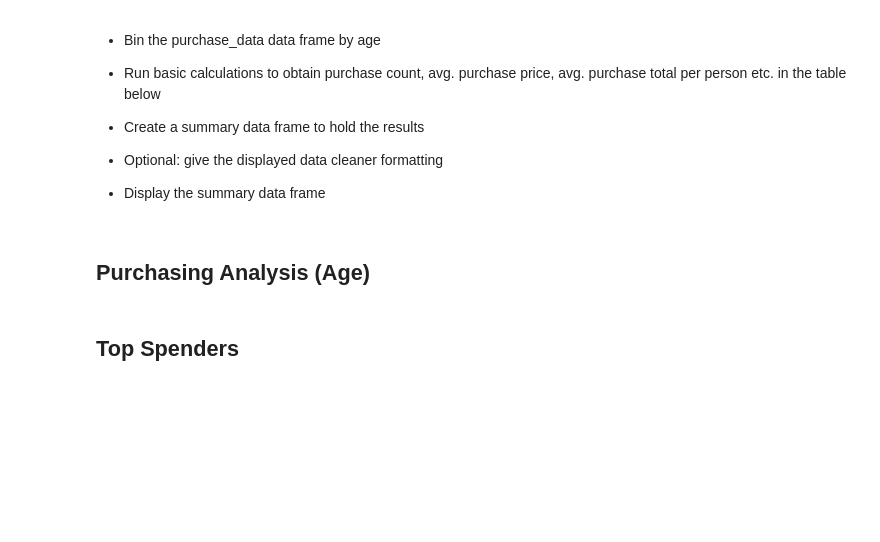
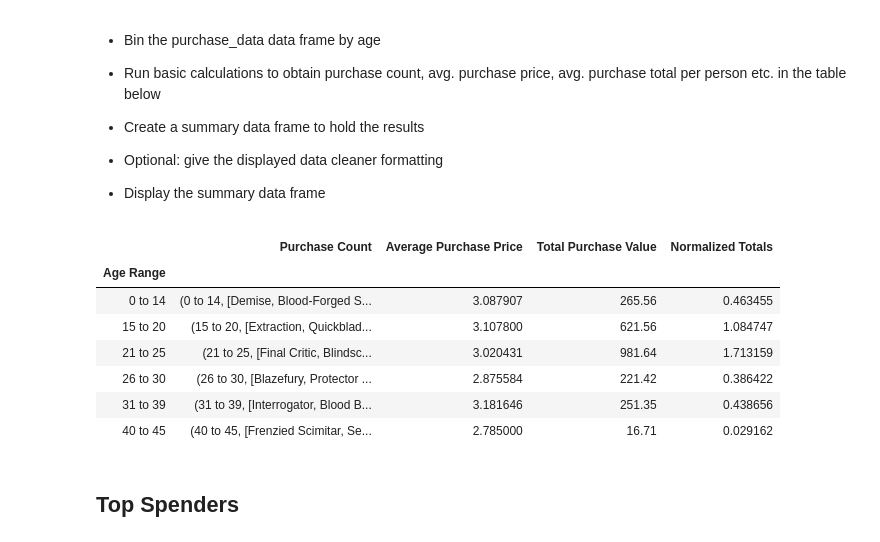
Before and after one commit to soukaina-data/Pandas-challenge, a Jupyter notebook: HeroesOfPymoli/HeroesOfPymoli_starter.ipynb, the cells around one changed output. Cells and saved outputs as stored; diff of their text form; code cells hidden in the pictures; blank space fills up the shorter version.

```diff
--- a/HeroesOfPymoli/HeroesOfPymoli_starter.ipynb
+++ b/HeroesOfPymoli/HeroesOfPymoli_starter.ipynb
@@ -204,8 +212,26 @@ Name: Age Range, dtype: int64
 
 
 * Display the summary data frame
-# %% [markdown]
-## Purchasing Analysis (Age)
+# %%
+age_group_count_df = purchase_data.groupby("Age Range")["Item Name"]
+age_group_total_df = purchase_data.groupby("Age Range")["Price"].sum()
+age_group_average_df = purchase_data.groupby("Age Range")["Price"].mean()
+normalized_age_total_df = age_group_total_df/573
+age_range = pd.DataFrame({"Purchase Count":age_group_count_df,
+                            "Average Purchase Price":age_group_average_df,
+                            "Total Purchase Value": age_group_total_df,
+                            "Normalized Totals": normalized_age_total_df
+})
+age_range
+# %% [output]
+|  | Purchase Count | Average Purchase Price | Total Purchase Value | Normalized Totals |
+| Age Range |  |  |  |  |
+| 0 to 14 | (0 to 14, [Demise, Blood-Forged S... | 3.087907 | 265.56 | 0.463455 |
+| 15 to 20 | (15 to 20, [Extraction, Quickblad... | 3.107800 | 621.56 | 1.084747 |
+| 21 to 25 | (21 to 25, [Final Critic, Blindsc... | 3.020431 | 981.64 | 1.713159 |
+| 26 to 30 | (26 to 30, [Blazefury, Protector ... | 2.875584 | 221.42 | 0.386422 |
+| 31 to 39 | (31 to 39, [Interrogator, Blood B... | 3.181646 | 251.35 | 0.438656 |
+| 40 to 45 | (40 to 45, [Frenzied Scimitar, Se... | 2.785000 | 16.71 | 0.029162 |
 # %% [markdown]
 ## Top Spenders
 # %% [markdown]
```
Also changed, not shown: parts of 8 cells of this notebook.
